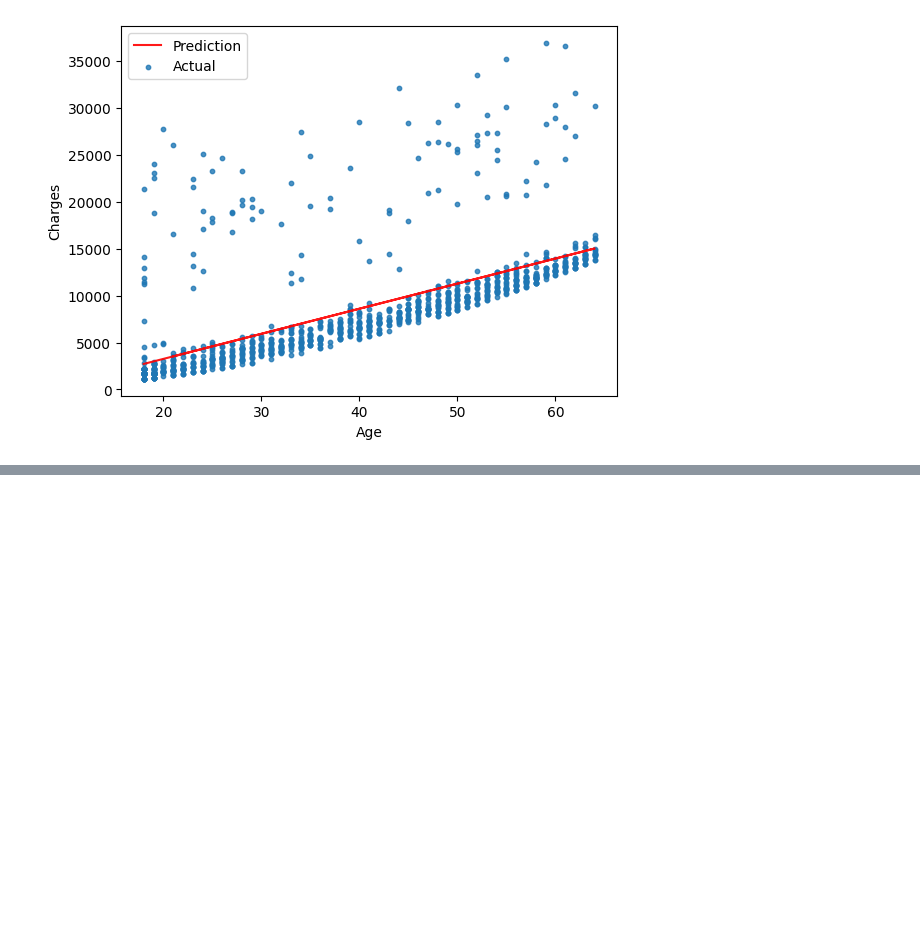
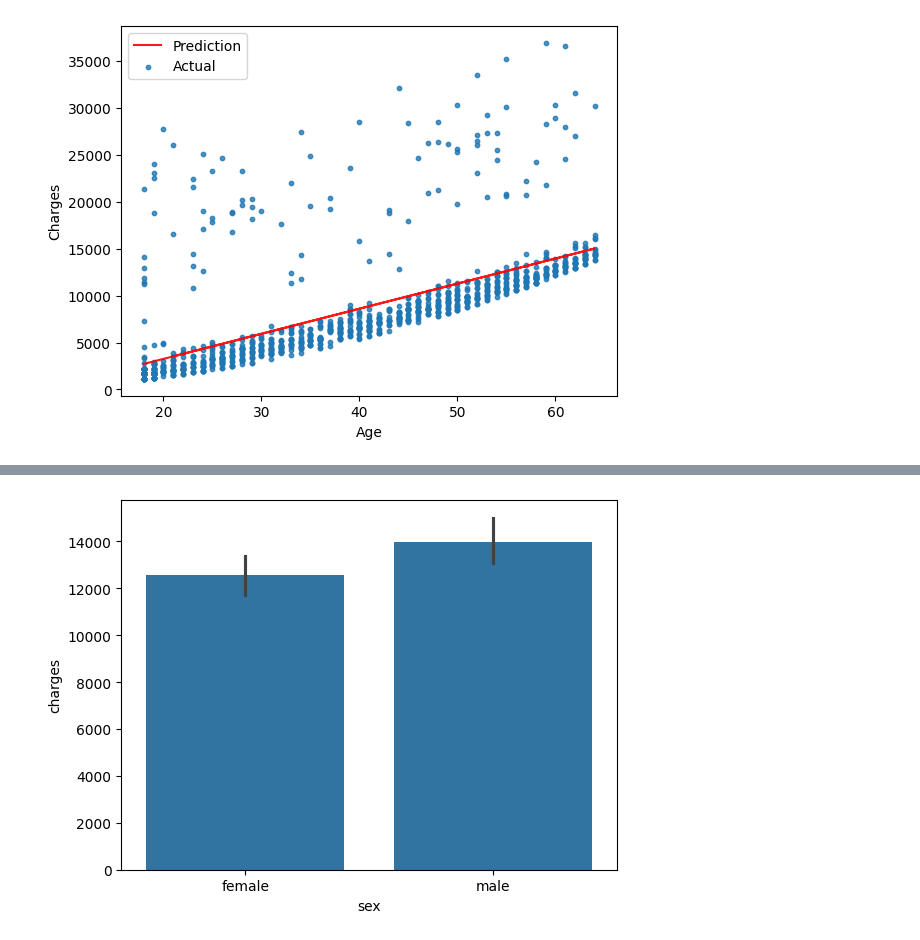
Before and after one commit to Harshil007999/Harshil-PD, a Jupyter notebook: Linear-Regression.ipynb, the cells around one changed output, grey strips where cells are left out. Saved outputs shown, nothing was run; the diff lists cells and outputs as text; code cells hidden in the pictures; blank space fills up the shorter version.

```diff
--- a/Linear-Regression.ipynb
+++ b/Linear-Regression.ipynb
@@ -269,0 +294,4 @@ RMSE LOSS: 4662.505766636395
+# %%
+smoker_code = {'no': 0, 'yes': 1}
+medical_data['smoker_code'] = medical_data.smoker.map(smoker_code)
+medical_data
@@ -269,0 +328,4 @@ RMSE LOSS: 4662.505766636395
+# %%
+sns.barplot(medical_data, x = 'sex', y = 'charges');
+# %% [output]
+[figure, added]
```
Also changed, not shown: parts of 24 cells of this notebook.
